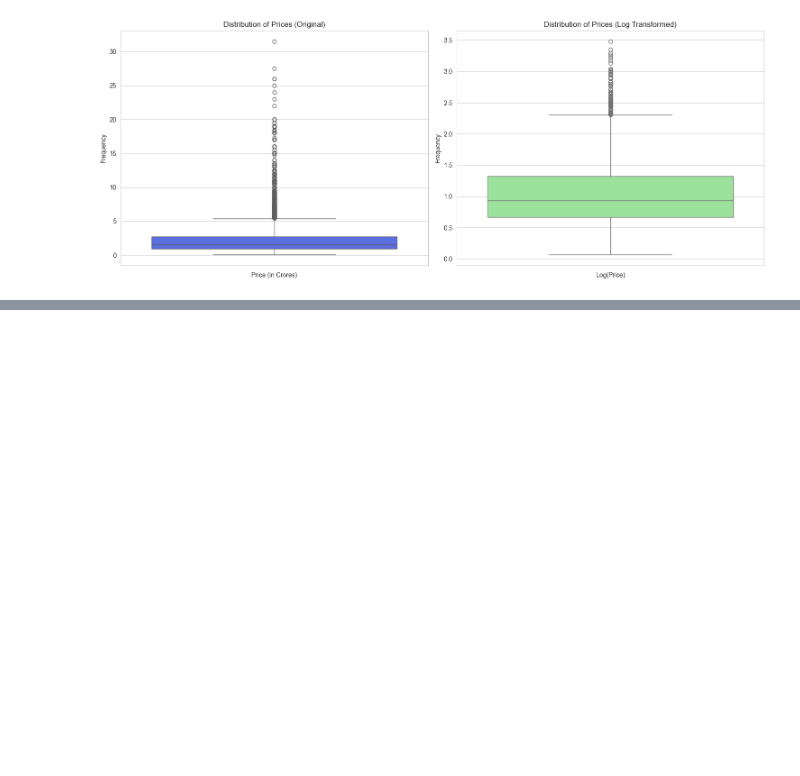
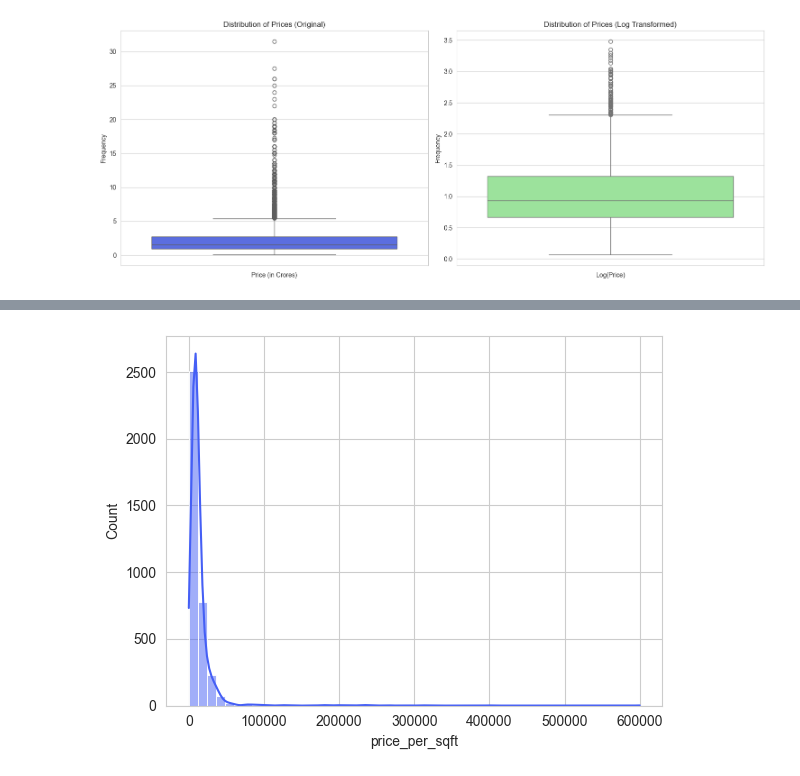
Before and after one commit to 07Sada/real-estate-property-price-predictor, a Jupyter notebook: notebooks/EDA-univariant_analysis_#05.ipynb, the cells around one changed output, grey strips where cells are left out. Saved outputs shown, nothing was run; the diff lists cells and outputs as text; code cells hidden in the pictures; blank space fills up the shorter version.

```diff
--- a/notebooks/EDA-univariant_analysis_#05.ipynb
+++ b/notebooks/EDA-univariant_analysis_#05.ipynb
@@ -512,0 +533,4 @@ plt.show()
+# %%
+sns.histplot(df['price_per_sqft'] ,bins=50, kde=True, color='#455ff5');
+# %% [output]
+[figure, added]
```
Also changed, not shown: parts of 5 cells of this notebook.
